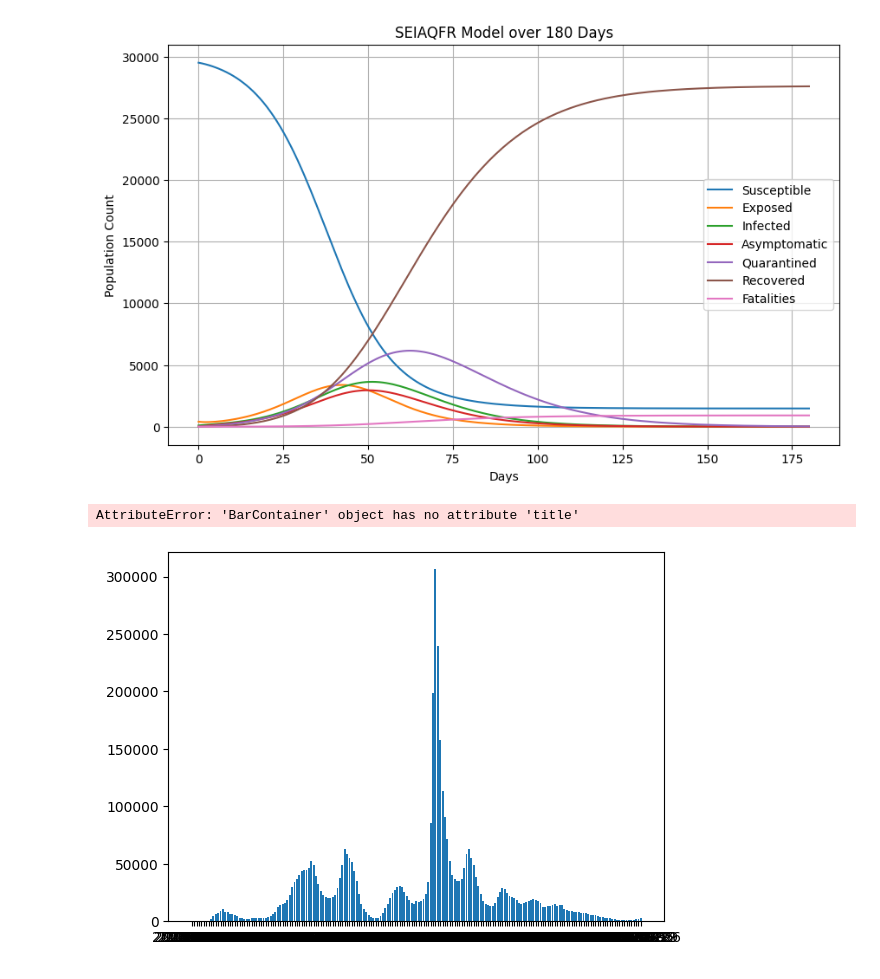
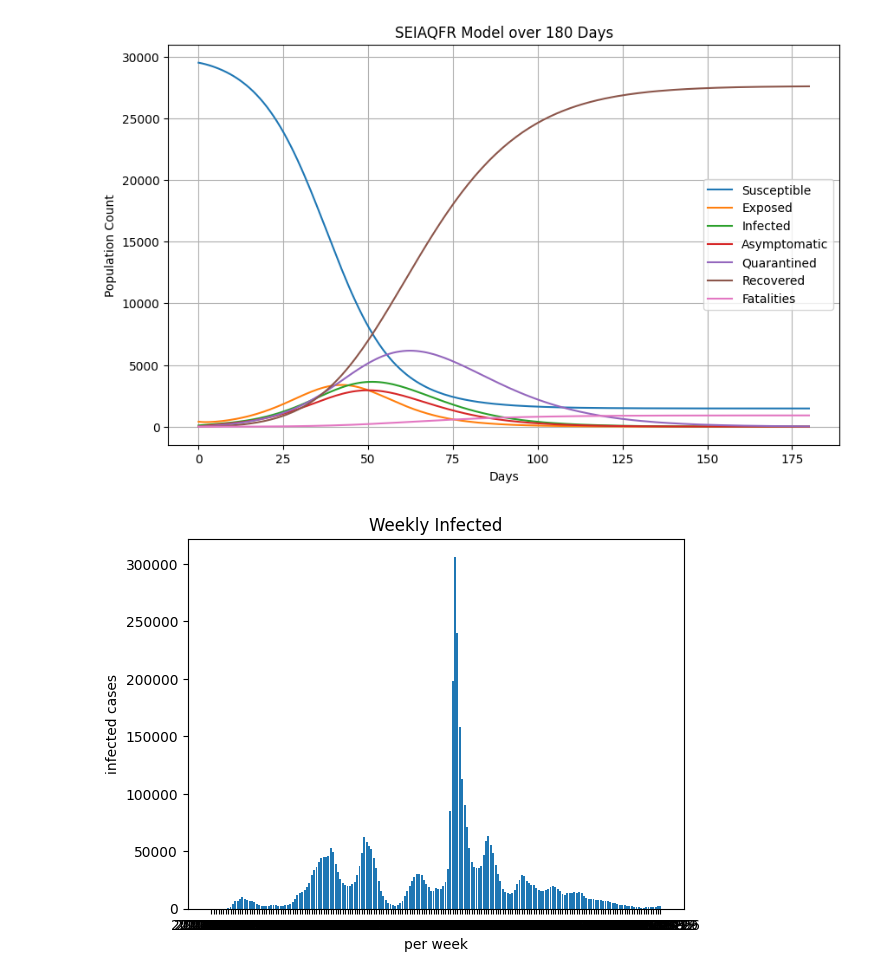
Before and after one commit to khoobacca/COVID-19-Analysis-and-Prediction, a Jupyter notebook: Predictive Model of COVID-19.ipynb, the cells around one changed output. Drawn from its saved outputs; the diff is of its cells as text; code cells hidden in the pictures.

```diff
--- a/Predictive Model of COVID-19.ipynb
+++ b/Predictive Model of COVID-19.ipynb
@@ -76,6 +76,7 @@ plt.show()
 # %%
 ### Start of Data Scrubbing ###
 ### GRAPHING REAL WORLD DATA AND ANALYZING FOR PARAMETERS FOR BETTER MATHEMATICAL MODEL ###
+
 import os
 import pandas as pd
 import matplotlib.pyplot as plt
@@ -88,17 +89,17 @@ observed_infected = data['cases'].values
 observed_fatalities = data['deaths'].values
 # observed_recovered = data['recovered'].values
 
+# graph of weekly infected individuals
 infected_graph_weekly = plt.bar(recorded_week, observed_infected)
-infected_graph_weekly.title("Weekly Infected")
-infected_graph_weekly.xlabel("week")
-infected_graph_weekly.ylabel("infected cases")
-infected_graph_weekly()
+infected_graph_weekly = plt.title('Weekly Infected')
+infected_graph_weekly = plt.xlabel('per week')
+infected_graph_weekly = plt.ylabel('infected cases')
 
-deaths_graph_weekly = plt.bar(recorded_week, observed_fatalities)
-deaths_graph_weekly.title("Weekly Deaths")
-deaths_graph_weekly.xlabel("week")
-deaths_graph_weekly.ylabel("fatal cases")
-deaths_graph_weekly()
+#graph of weeky deaths
+# deaths_graph_weekly = plt.bar(recorded_week, observed_fatalities)
+# deaths_graph_weekly = plt.title('Weekly Deaths')
+# deaths_graph_weekly = plt.xlabel("week")
+# deaths_graph_weekly = plt.ylabel('fatal cases')
 
 
 
@@ -127,42 +128,35 @@ deaths_graph_weekly()
 # plt.tight_layout()
 # plt.grid(True)
 # plt.show()
-
-
-
-
-
-
 
 # # Objective function to minimize
 # def objective(params):
 #     # Using a subset of parameters for simplicity
 #     beta, gamma, delta, x = params
 #     # Keeping other parameters fixed for this example
 #     N, alpha, p, phi, q, theta = 30000, 1/5, 0.5, 1/10, 0.2, 1/14
 
 #     full_params = [N, beta, alpha, p, gamma, phi, q, theta, delta, x]
 #     sol = odeint(SEIAQFR, initial_conditions, t, args=tuple(full_params))
 
 #     error_infected = np.sum((sol[:, 2] - observed_infected)**2)
 #     error_recovered = np.sum((sol[:, 5] - observed_recovered)**2)
 #     error_fatalities = np.sum((sol[:, 6] - observed_fatalities)**2)
 
 #     return error_infected + error_recovered + error_fatalities
 
 # # Initial guesses for parameters
 # initial_guess = [0.5, 1/7, 1/20, 0.05]
 
 # # Run optimization
 # result = minimize(objective, initial_guess, method='L-BFGS-B', bounds=[(0.1, 1), (1/14, 1/3), (1/30, 1/7), (0, 1)])
 
 # # Extract estimated parameters
 # beta_est, gamma_est, delta_est, x_est = result.x
 
 # print(f"Estimated beta: {beta_est}")
 # print(f"Estimated gamma: {gamma_est}")
 # print(f"Estimated delta: {delta_est}")
 # print(f"Estimated x: {x_est}")
 # %% [output]
-AttributeError: 'BarContainer' object has no attribute 'title'
-[figure, old version]
+[figure, new version]
```
Also changed, not shown: 2 other files.
